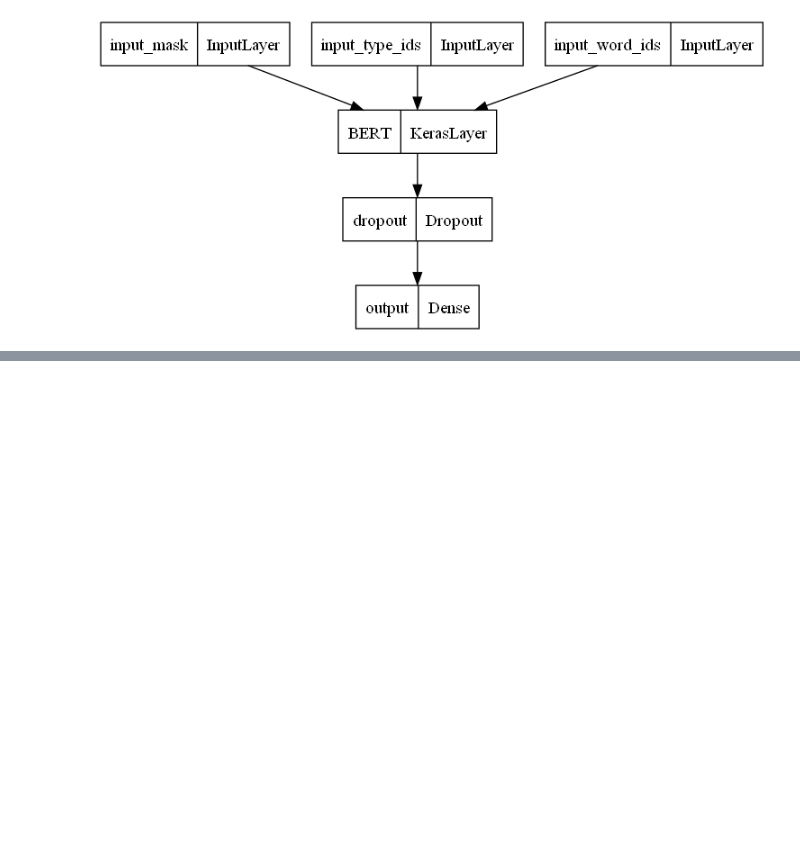
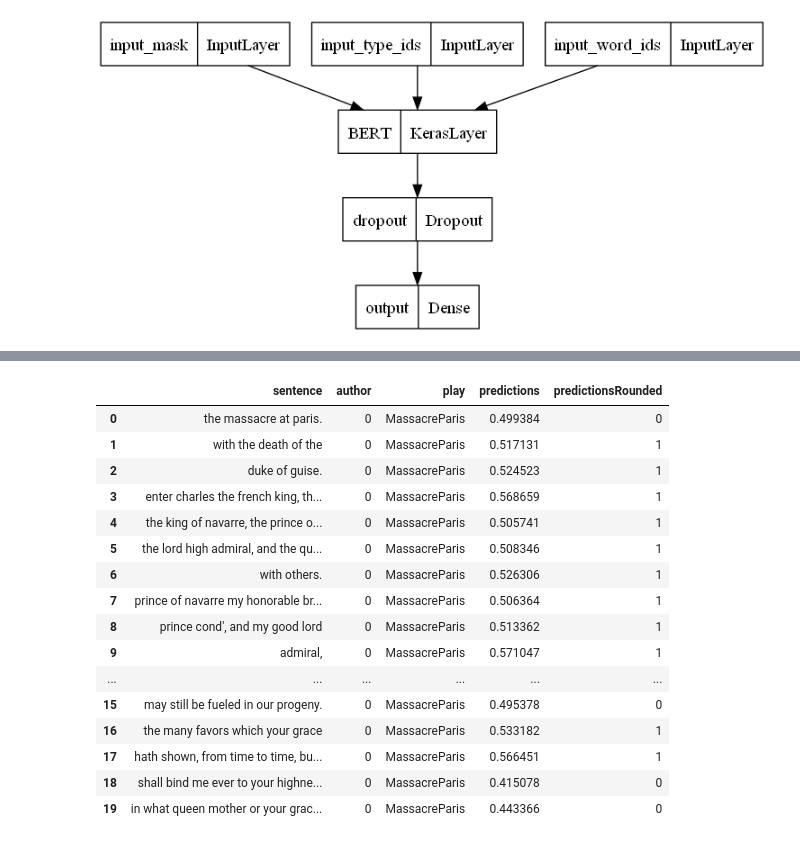
Before and after one commit to panchatz/Marlovian-Theory, a Jupyter notebook: TF-project.ipynb, the cells around one changed output, grey strips where cells are left out. Saved outputs shown, nothing was run; the diff lists cells and outputs as text; code cells hidden in the pictures; blank space fills up the shorter version.

```diff
--- a/TF-project.ipynb
+++ b/TF-project.ipynb
@@ -516,20 +627,6 @@ cleanFilesinPath(OriginalShakespearePath,CleanShakespearePath)
-# %%
-def importPlaysinCorpus(CorpusPath,Author):
-    corpus=pd.DataFrame()
-    for play in os.scandir(CorpusPath):
-        if play.is_file():
-            print((" importing  ") + (play.path) + (" to corpus"))
-            newplay=pd.read_csv(play.path, delimiter='\r', header=None, names=['sentence', 'author', 'play'])
-            newplay[['author']]=Author
-            if 'Cleaned' in play.path:
-                newplay[['play']]=os.path.basename(play.path).removesuffix('Cleaned.txt')
-            else:
-                newplay[['play']]=os.path.basename(play.path).removesuffix('.txt')
-            corpus=pd.concat([corpus, newplay], axis = 0,join='outer')
-    return corpus
 # %%
-ShakespeareUnseenPath='./Corpus/UnseenTexts/Shakespeare/CleanedPlays/'
-MarloweUnseenPath='./Corpus/UnseenTexts/Marlowe/'
+ShakespeareUnseenPath='./Corpus/TestTexts/Shakespeare/CleanedPlays/'
+MarloweUnseenPath='./Corpus/TestTexts/Marlowe/'
 ShakespeareUnseen=pd.DataFrame()
 
 ShakespeareUnseen=importPlaysinCorpus(ShakespeareUnseenPath,'Shakespeare')
@@ -541,6 +638,6 @@ Unseen=pd.DataFrame()
 Unseen=pd.concat([Unseen,MarloweUnseen],axis=0, join="outer")
 Unseen=pd.concat([Unseen,ShakespeareUnseen],axis=0, join="outer")
 #shuffling line in the dataframe
-Unseen=Unseen.sample(frac = 1)
+#Unseen=Unseen.sample(frac = 1)
 #replacing the author with 0 for Marlowe and 1 for Shakespeare
 Unseen['author'].replace(['Marlowe','Shakespeare'],[0,1],inplace=True)
@@ -557,5 +661,23 @@ Unseen['predictionsRounded']=Unseen['predictions'].apply(round)
 # %%
-Unseen
+Unseen.head(20)
+# %% [output]
+|  | sentence | author | play | predictions | predictionsRounded |
+| 0 | the massacre at paris. | 0 | MassacreParis | 0.499384 | 0 |
+| 1 | with the death of the | 0 | MassacreParis | 0.517131 | 1 |
+| 2 | duke of guise. | 0 | MassacreParis | 0.524523 | 1 |
+| 3 | enter charles the french king, th... | 0 | MassacreParis | 0.568659 | 1 |
+| 4 | the king of navarre, the prince o... | 0 | MassacreParis | 0.505741 | 1 |
+| 5 | the lord high admiral, and the qu... | 0 | MassacreParis | 0.508346 | 1 |
+| 6 | with others. | 0 | MassacreParis | 0.526306 | 1 |
+| 7 | prince of navarre my honorable br... | 0 | MassacreParis | 0.506364 | 1 |
+| 8 | prince cond', and my good lord | 0 | MassacreParis | 0.513362 | 1 |
+| 9 | admiral, | 0 | MassacreParis | 0.571047 | 1 |
+| ... | ... | ... | ... | ... | ... |
+| 15 | may still be fueled in our progeny. | 0 | MassacreParis | 0.495378 | 0 |
+| 16 | the many favors which your grace | 0 | MassacreParis | 0.533182 | 1 |
+| 17 | hath shown, from time to time, bu... | 0 | MassacreParis | 0.566451 | 1 |
+| 18 | shall bind me ever to your highne... | 0 | MassacreParis | 0.415078 | 0 |
+| 19 | in what queen mother or your grac... | 0 | MassacreParis | 0.443366 | 0 |
 # %%
 PredictionsStats=[]
 PredictionsStats=Unseen.loc[Unseen['author'] != Unseen['predictionsRounded']].play.value_counts()
```
Also changed, not shown: parts of 67 cells of this notebook, 10 other files.
